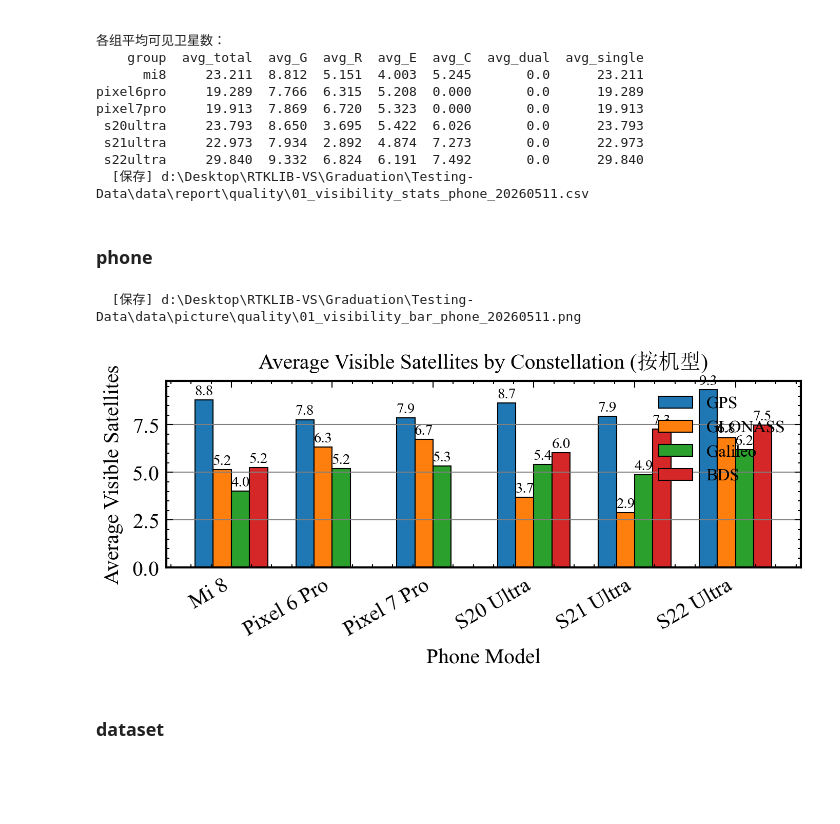
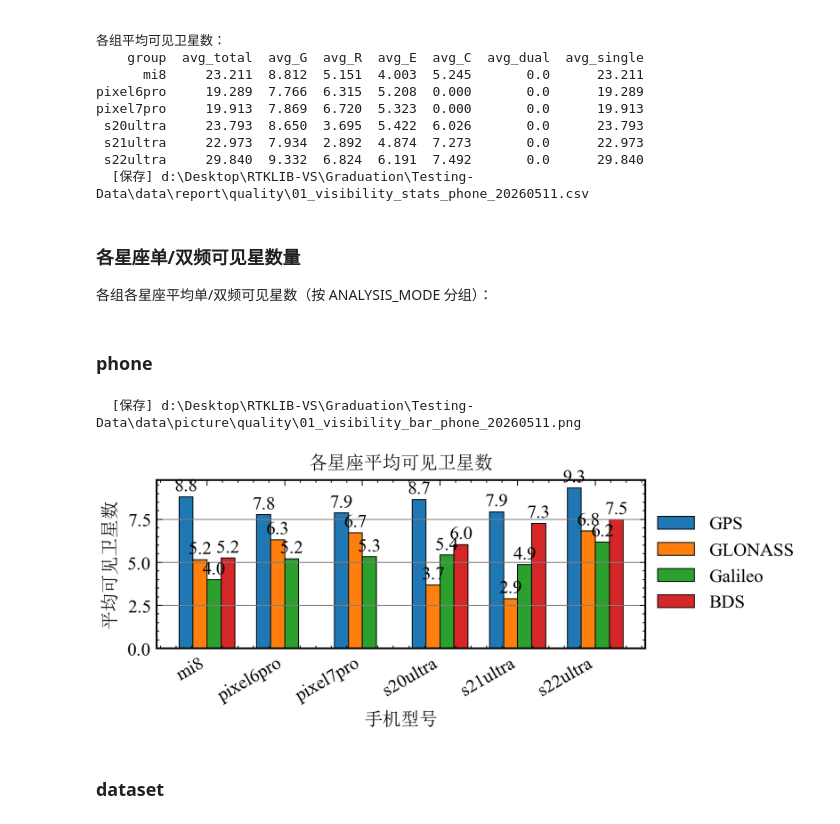
Before and after one commit to ColourDyeing/Hybrid-frequency-spp, a Jupyter notebook: Testing-Data/python/07_Observation_Quality_Analysis.ipynb, the cells around one changed output. Drawn from its saved outputs; the diff is of its cells as text; code cells hidden in the pictures; blank space fills up the shorter version.

```diff
--- a/Testing-Data/python/07_Observation_Quality_Analysis.ipynb
+++ b/Testing-Data/python/07_Observation_Quality_Analysis.ipynb
@@ -60,10 +60,10 @@ ANALYSIS_MODE = "phone"
 TARGET_PHONES = ["mi8", "pixel6pro", "pixel7pro", "s20ultra", "s21ultra", "s22ultra"]
 
 # ---- 图表展示用的手机名称映射 ----
-PHONE_NAME_MAP = { "mi8":        "Mi 8",
-    "pixel6pro":  "Pixel 6 Pro", "pixel7pro":  "Pixel 7 Pro",
-    "s20ultra":   "S20 Ultra", "s21ultra":   "S21 Ultra",
-    "s22ultra":   "S22 Ultra",
+PHONE_NAME_MAP = { "mi8":        "mi8",
+    "pixel6pro":  "pixel6pro", "pixel7pro":  "pixel7pro",
+    "s20ultra":   "s20ultra", "s21ultra":   "s21ultra",
+    "s22ultra":   "s22ultra",
 }
 
 # ---- 信号质量阈值 ----
@@ -459,3 +485,7 @@ pixel7pro     19.913  7.869  6.720  5.323  0.000       0.0      19.913
  s21ultra     22.973  7.934  2.892  4.874  7.273       0.0      22.973
  s22ultra     29.840  9.332  6.824  6.191  7.492       0.0      29.840
   [保存] d:\Desktop\RTKLIB-VS\Graduation\Testing-Data\data\report\quality\01_visibility_stats_phone_20260511.csv
+# %% [markdown]
+### 各星座单/双频可见星数量
+
+各组各星座平均单/双频可见星数（按 ANALYSIS_MODE 分组）：
@@ -479,39 +556,46 @@ def plot_visibility_bar(df_grp, groups, mode, save=True):
             row = df_grp[df_grp["group"] == g]
             vals.append(row[col_name].values[0] if len(row) > 0 else 0)
         bars = ax.bar(x + (k - 1.5) * width, vals, width, label=sys_l, color=sys_col,
                       edgecolor="black", linewidth=0.5)
         for bar, v in zip(bars, vals):
             if v > 0:
                 ax.text(bar.get_x() + bar.get_width() / 2, bar.get_height() + 0.1,
-                        f"{v:.1f}", ha="center", va="bottom", fontsize=7)
+                        f"{v:.1f}", ha="center", va="bottom", fontsize=10)
 
-    ax.set_xlabel("Group" if mode != "phone" else "Phone Model", fontsize=size_font)
-    ax.set_ylabel("Average Visible Satellites", fontsize=size_font)
-    ax.set_title(f"Average Visible Satellites by Constellation ({mode_label})", fontsize=size_font)
+    # 中文标签
+    ax.set_xlabel("组别" if mode != "phone" else "手机型号", fontsize=size_font)
+    ax.set_ylabel("平均可见卫星数", fontsize=size_font)
+    ax.set_title(f"各星座平均可见卫星数", fontsize=size_font)
     ax.set_xticks(x)
     if mode == "phone":
         labels = [PHONE_NAME_MAP.get(g, g) for g in groups]
     else:
         labels = [g[:30] for g in groups]
     ax.set_xticklabels(labels, rotation=30, ha="right", fontsize=10)
-    ax.legend(fontsize=8, loc="upper right")
+
+    # 图例放在外部右上角，避免被图遮挡
+    box = ax.get_position()
+    ax.set_position([box.x0, box.y0, box.width * 0.8, box.height]) # 使图略窄，为图例留出空间
+    ax.legend(fontsize=10, loc="center left", bbox_to_anchor=(1.01, 0.5), borderaxespad=0.)
+    # 0.5表示纵向剧中，1.01将其放置于图外
+
     ax.set_ylim(0, None)
     ax.grid(axis="y", linewidth=0.5)
     plt.tight_layout()
     if save:
         fname = join(PICTURE_DIR, f"01_visibility_bar_{mode}_{today_str}.png")
         fig.savefig(fname, dpi=300, bbox_inches="tight")
         print(f"  [保存] {fname}")
     plt.show()
     return fig
 
 if not df_grp_vis.empty:
     fig_vis  = plot_visibility_bar(df_grp_vis, groups, ANALYSIS_MODE)
 else:
     print("  [警告] 可见性分析无数据")
 # %% [output]
   [保存] d:\Desktop\RTKLIB-VS\Graduation\Testing-Data\data\picture\quality\01_visibility_bar_phone_20260511.png
-[figure, old version]
+[figure, new version]
 # %% [markdown]
 ### dataset
 # %%
```
Also changed, not shown: parts of 4 cells of this notebook.
